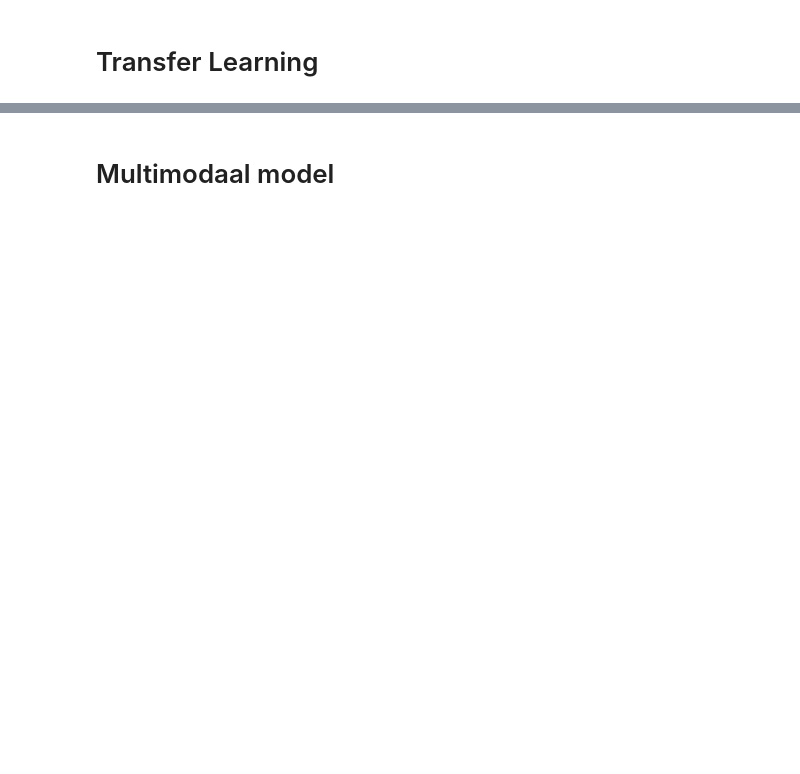
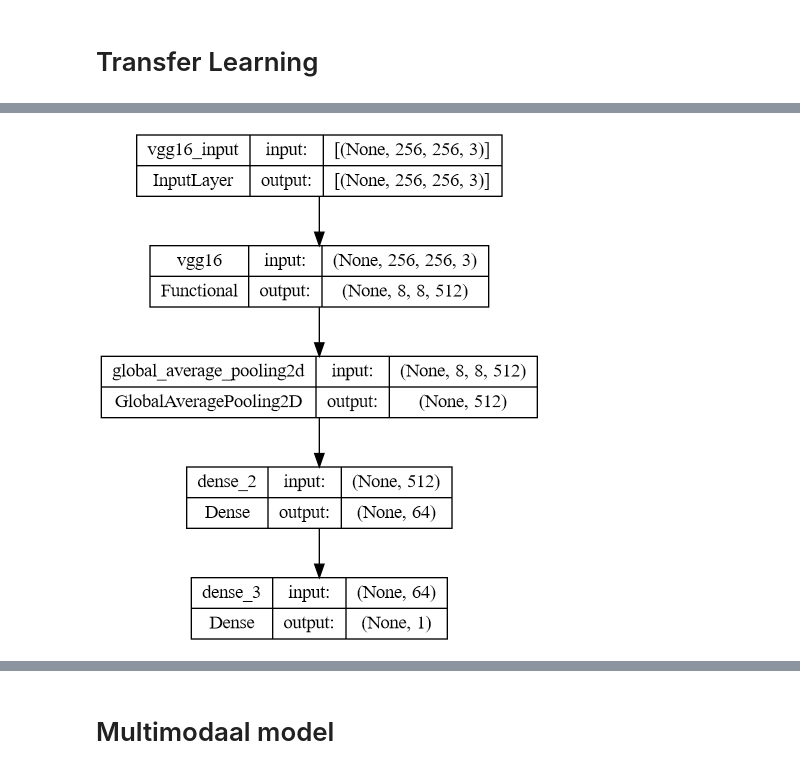
Before and after one commit to BJHeemskerk/DeepLearning_2024, a Jupyter notebook: Opdracht 1/Portfolio_1.ipynb, the cells around one changed output, grey strips where cells are left out. Drawn from its saved outputs; the diff is of its cells as text; code cells hidden in the pictures; blank space fills up the shorter version.

Commit message:
Start van transfer learning

```diff
--- a/Opdracht 1/Portfolio_1.ipynb
+++ b/Opdracht 1/Portfolio_1.ipynb
@@ -918,2 +1000,28 @@ cnn_history3 = cnn_model3.fit(
 # %% [markdown]
 # Transfer Learning
+# %%
+from tensorflow.keras.applications import VGG16
+
+# VGG16 model
+base_model = VGG16(weights='imagenet', include_top=False, input_shape= img_shape)
+# %%
+
+
+# Freeeeze
+base_model.trainable = False
+
+model_VGG16 = tf.keras.Sequential([
+    base_model,
+    tf.keras.layers.GlobalAveragePooling2D(),
+    tf.keras.layers.Dense(64, activation='relu'),
+    tf.keras.layers.Dense(1, 'linear')  # Output laag met lineaire activatie voor regressie
+])
+
+model_VGG16.summary()
+
+# Compileren
+model_VGG16.compile(
+    optimizer=tf.keras.optimizers.legacy.Adam(learning_rate=0.001),
+    loss=loss,
+    metrics=metrics
+)
@@ -919,0 +1047,6 @@ cnn_history3 = cnn_model3.fit(
+# %%
+from tensorflow.keras.utils import plot_model
+
+plot_model(model_VGG16, show_shapes=True)
+# %% [output]
+[figure, added]
```
Also changed, not shown: parts of 30 cells of this notebook.
